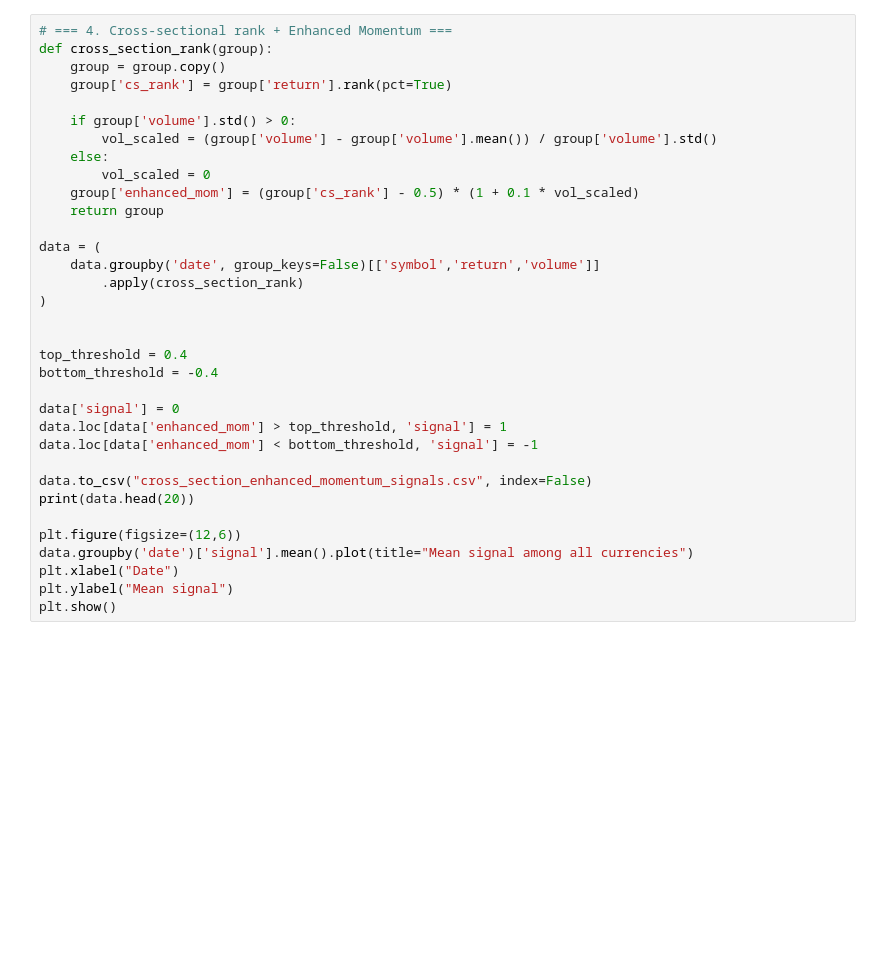
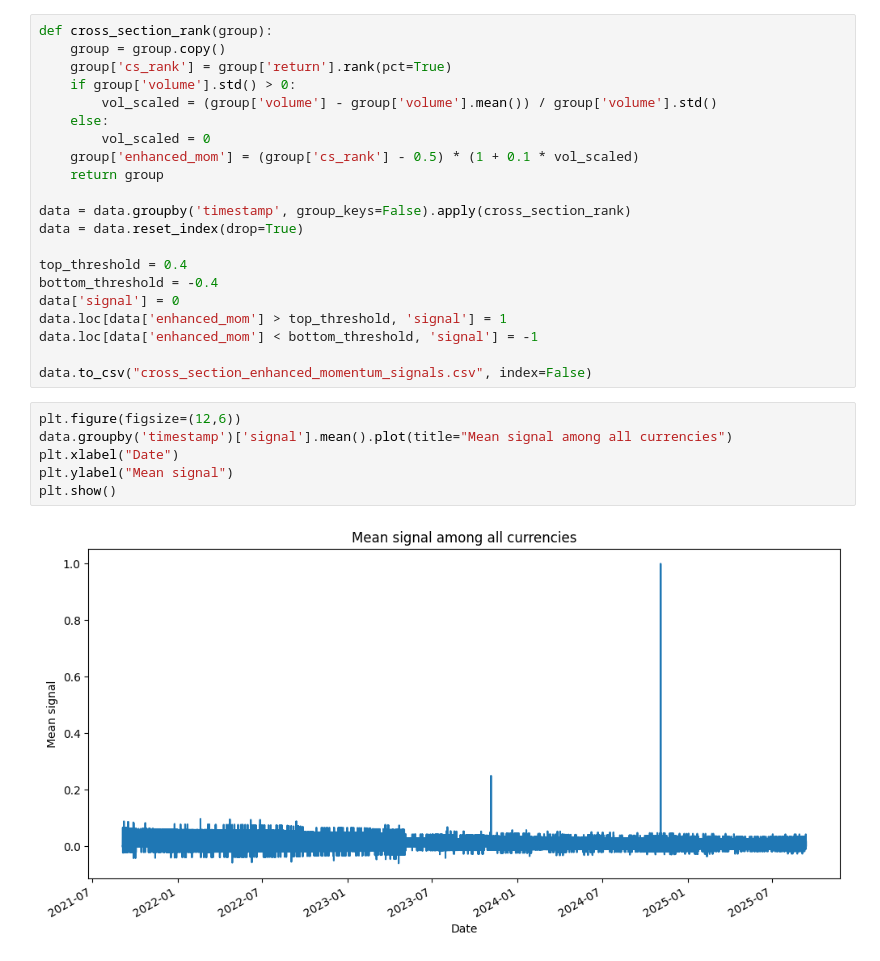
Before and after one commit to LevRoz630/crypto-backtester, a Jupyter notebook: enhanced_momentum.ipynb, the cells around one changed output. Drawn from its saved outputs; the diff is of its cells as text; blank space fills up the shorter version.

```diff
--- a/enhanced_momentum.ipynb
+++ b/enhanced_momentum.ipynb
@@ -52,9 +23,7 @@ ERROR! Session/line number was not unique in database. History logging moved to
 # %%
-# === 4. Cross-sectional rank + Enhanced Momentum ===
 def cross_section_rank(group):
     group = group.copy()
     group['cs_rank'] = group['return'].rank(pct=True)
-
     if group['volume'].std() > 0:
         vol_scaled = (group['volume'] - group['volume'].mean()) / group['volume'].std()
     else:
@@ -62,24 +31,21 @@ def cross_section_rank(group):
     group['enhanced_mom'] = (group['cs_rank'] - 0.5) * (1 + 0.1 * vol_scaled)
     return group
 
-data = (
-    data.groupby('date', group_keys=False)[['symbol','return','volume']]
-        .apply(cross_section_rank)
-)
-
+data = data.groupby('timestamp', group_keys=False).apply(cross_section_rank)
+data = data.reset_index(drop=True)
 
 top_threshold = 0.4
 bottom_threshold = -0.4
-
 data['signal'] = 0
 data.loc[data['enhanced_mom'] > top_threshold, 'signal'] = 1
 data.loc[data['enhanced_mom'] < bottom_threshold, 'signal'] = -1
 
 data.to_csv("cross_section_enhanced_momentum_signals.csv", index=False)
-print(data.head(20))
-
-plt.figure(figsize=(12,6))
-data.groupby('date')['signal'].mean().plot(title="Mean signal among all currencies")
-plt.xlabel("Date")
-plt.ylabel("Mean signal")
-plt.show()
+# %%
+plt.figure(figsize=(12,6))
+data.groupby('timestamp')['signal'].mean().plot(title="Mean signal among all currencies")
+plt.xlabel("Date")
+plt.ylabel("Mean signal")
+plt.show()
+# %% [output]
+[figure, added]
```
Also changed, not shown: parts of 1 cell of this notebook.
